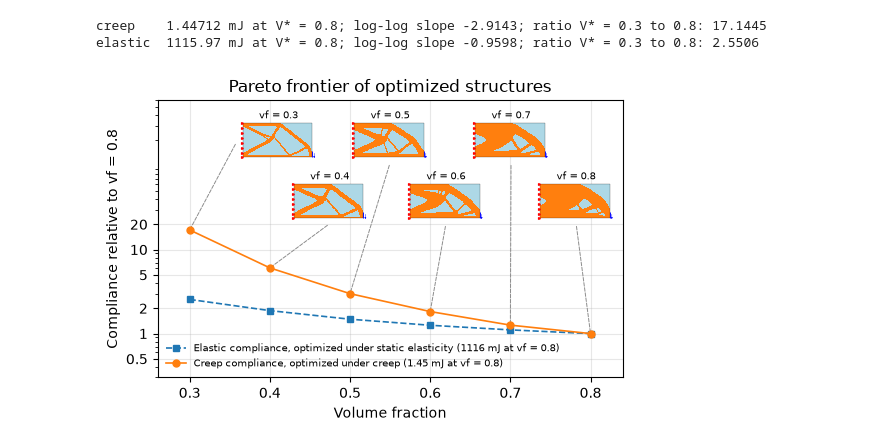
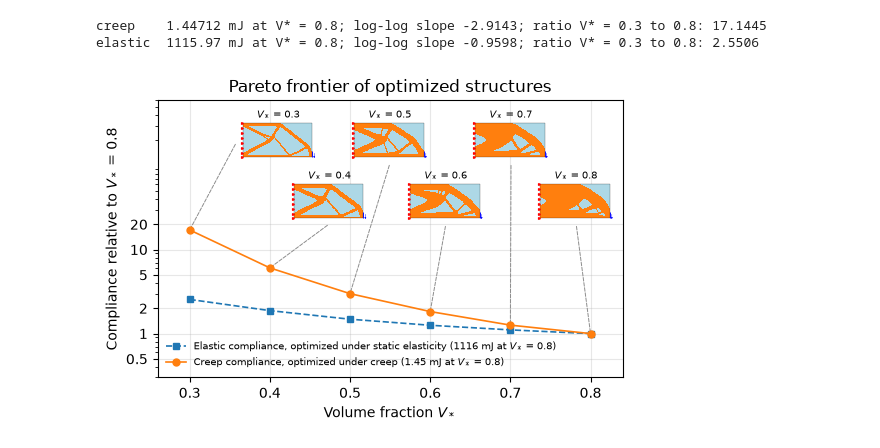
Before and after one commit to Stefan-Knapik/creep-topopt, a Jupyter notebook: visualization/2_pareto_vf.ipynb, the cells around one changed output. Drawn from its saved outputs; the diff is of its cells as text; code cells hidden in the pictures.

Commit message:
Fig. 4: label volume fractions as V*

```diff
--- a/visualization/2_pareto_vf.ipynb
+++ b/visualization/2_pareto_vf.ipynb
@@ -31,12 +31,12 @@ FIG_W, FIG_H = 6.0, 3.6
 fig, ax = plt.subplots(figsize=(FIG_W, FIG_H))
 # Colours and line styles of the two designs as in Fig. 3.
 ax.plot(VFS, elastic / elastic[-1], "s--", color="C0", lw=1.2, ms=5, zorder=3,
-        label=f"Elastic compliance, optimized under static elasticity ({elastic[-1]:.0f} mJ at vf = {VFS[-1]})")
+        label=f"Elastic compliance, optimized under static elasticity ({elastic[-1]:.0f} mJ at $V_*$ = {VFS[-1]})")
 ax.plot(VFS, creep / creep[-1], "o-", color="C1", lw=1.2, ms=5, zorder=3,
-        label=f"Creep compliance, optimized under creep ({creep[-1]:.2f} mJ at vf = {VFS[-1]})")
+        label=f"Creep compliance, optimized under creep ({creep[-1]:.2f} mJ at $V_*$ = {VFS[-1]})")
 ax.set_yscale("log")
-ax.set_xlabel("Volume fraction")
-ax.set_ylabel(f"Compliance relative to vf = {VFS[-1]}")
+ax.set_xlabel("Volume fraction $V_*$")
+ax.set_ylabel(f"Compliance relative to $V_*$ = {VFS[-1]}")
 ax.set_title("Pareto frontier of optimized structures")
 ax.grid(True, alpha=0.3)
 ax.margins(x=0.08)
@@ -51,32 +51,32 @@ thumb_w = 0.18
 thumb_h = thumb_w * (FIG_W / FIG_H) * (100 / 200)
 
 # Inset centres, in axes fractions, staggered in the open region above the front.
 centers = {
     0.3: (0.26, 0.85),
     0.4: (0.37, 0.63),
     0.5: (0.50, 0.85),
     0.6: (0.62, 0.63),
     0.7: (0.76, 0.85),
     0.8: (0.90, 0.63),
 }
 
 for vf, J in zip(VFS, creep / creep[-1]):
     cx, cy = centers[vf]
     x0, y0 = cx - thumb_w / 2, cy - thumb_h / 2
 
     vtu_path = sorted((RUN_DIR / f"data_creep_{round(vf * 100)}" / "vtk").glob("sol_*.vtu"))[-1]
     design = load_design(vtu_path, vf)
     inset = ax.inset_axes([x0, y0, thumb_w, thumb_h])
     plot_field(inset, design, design.binary, cmap=specimen_cmap, vmin=0.0, vmax=1.0, border=False)
     draw_cantilever_bcs(inset, design.points, inside=True, arrow_below=0.1, arrowhead=15)
-    inset.set_title(f"vf = {vf}", fontsize=7, pad=2)
+    inset.set_title(f"$V_*$ = {vf}", fontsize=7, pad=2)
 
     # Connect each inset to its point: from the left edge for vf = 0.3, else the bottom edge.
     anchor = (x0, cy) if vf == 0.3 else (cx, y0)
     ax.annotate("", xy=(vf, J), xytext=anchor, textcoords=ax.transAxes,
                 arrowprops=dict(arrowstyle="-", color="0.55", lw=0.7, linestyle="--"), zorder=2)
 
 fig.savefig(FIGURES / "pareto_vf_structures.pdf", bbox_inches="tight")
 plt.show()
 # %% [output]
-[figure, old version]
+[figure, new version]
```
Also changed, not shown: 1 other file.
